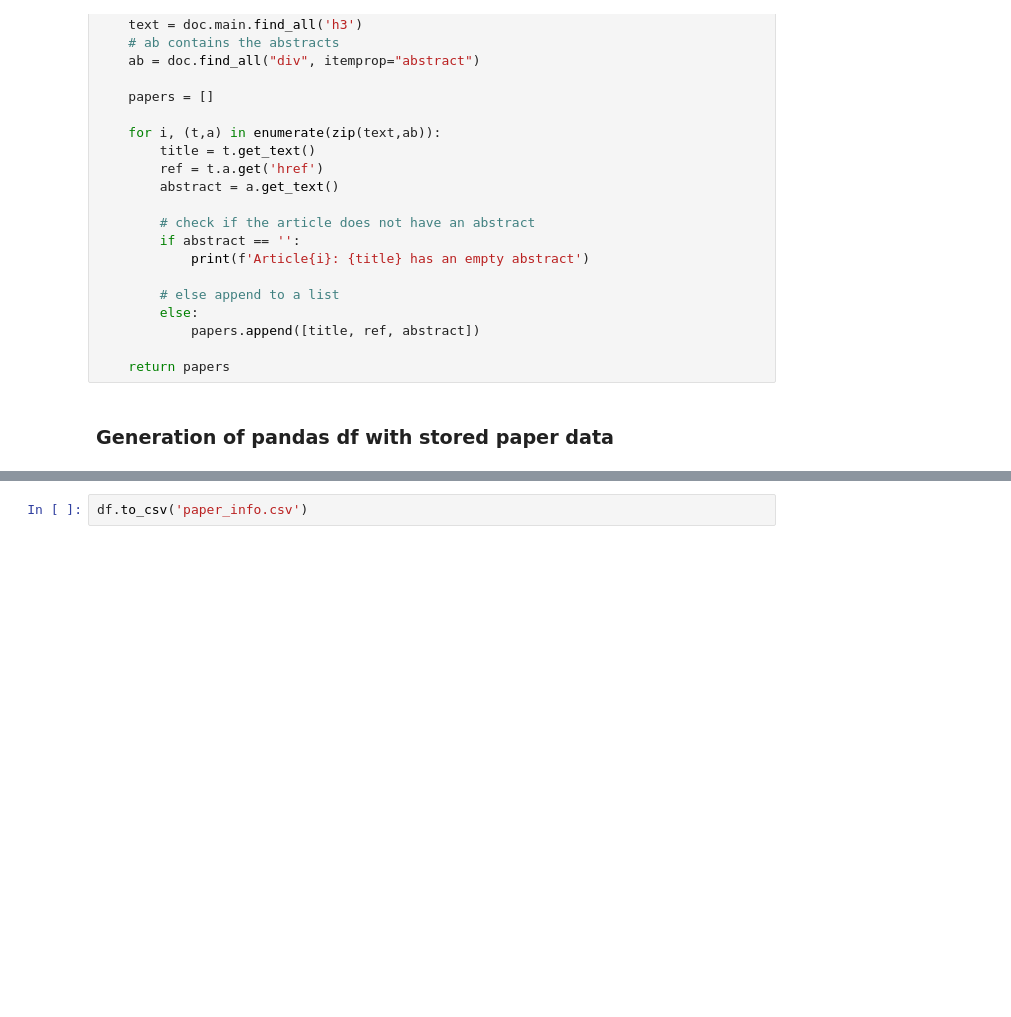
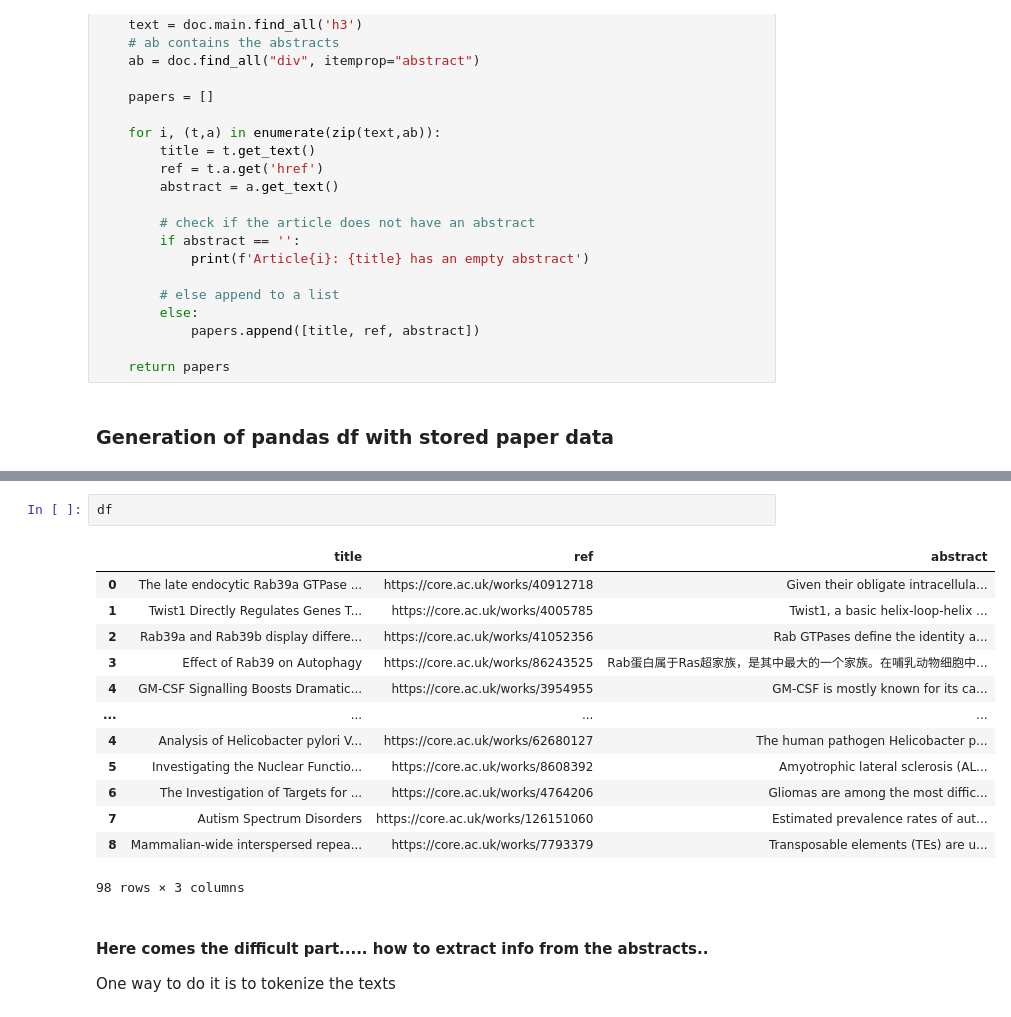
Before and after one commit to pablodig/Annotations, a Jupyter notebook: CORE parse.ipynb, the cells around one changed output, grey strips where cells are left out. Saved outputs shown, nothing was run; the diff lists cells and outputs as text; blank space fills up the shorter version.

```diff
--- a/CORE parse.ipynb
+++ b/CORE parse.ipynb
@@ -103,2 +103,19 @@ Article8: Identifying novel genetic causes for hereditary myopathies: from conve
-# %%
-df.to_csv('paper_info.csv')
+# %%
+df
+# %% [output]
+|  | title | ref | abstract |
+| 0 | The late endocytic Rab39a GTPase ... | https://core.ac.uk/works/40912718 | Given their obligate intracellula... |
+| 1 | Twist1 Directly Regulates Genes T... | https://core.ac.uk/works/4005785 | Twist1, a basic helix-loop-helix ... |
+| 2 | Rab39a and Rab39b display differe... | https://core.ac.uk/works/41052356 | Rab GTPases define the identity a... |
+| 3 | Effect of Rab39 on Autophagy | https://core.ac.uk/works/86243525 | Rab蛋白属于Ras超家族，是其中最大的一个家族。在哺乳动物细胞中... |
+| 4 | GM-CSF Signalling Boosts Dramatic... | https://core.ac.uk/works/3954955 | GM-CSF is mostly known for its ca... |
+| ... | ... | ... | ... |
+| 4 | Analysis of Helicobacter pylori V... | https://core.ac.uk/works/62680127 | The human pathogen Helicobacter p... |
+| 5 | Investigating the Nuclear Functio... | https://core.ac.uk/works/8608392 | Amyotrophic lateral sclerosis (AL... |
+| 6 | The Investigation of Targets for ... | https://core.ac.uk/works/4764206 | Gliomas are among the most diffic... |
+| 7 | Autism Spectrum Disorders | https://core.ac.uk/works/126151060 | Estimated prevalence rates of aut... |
+| 8 | Mammalian-wide interspersed repea... | https://core.ac.uk/works/7793379 | Transposable elements (TEs) are u... |
+98 rows × 3 columns
+# %% [markdown]
+#### Here comes the difficult part..... how to extract info from the abstracts..
+One way to do it is to tokenize the texts
```
Also changed, not shown: parts of 4 cells of this notebook.
